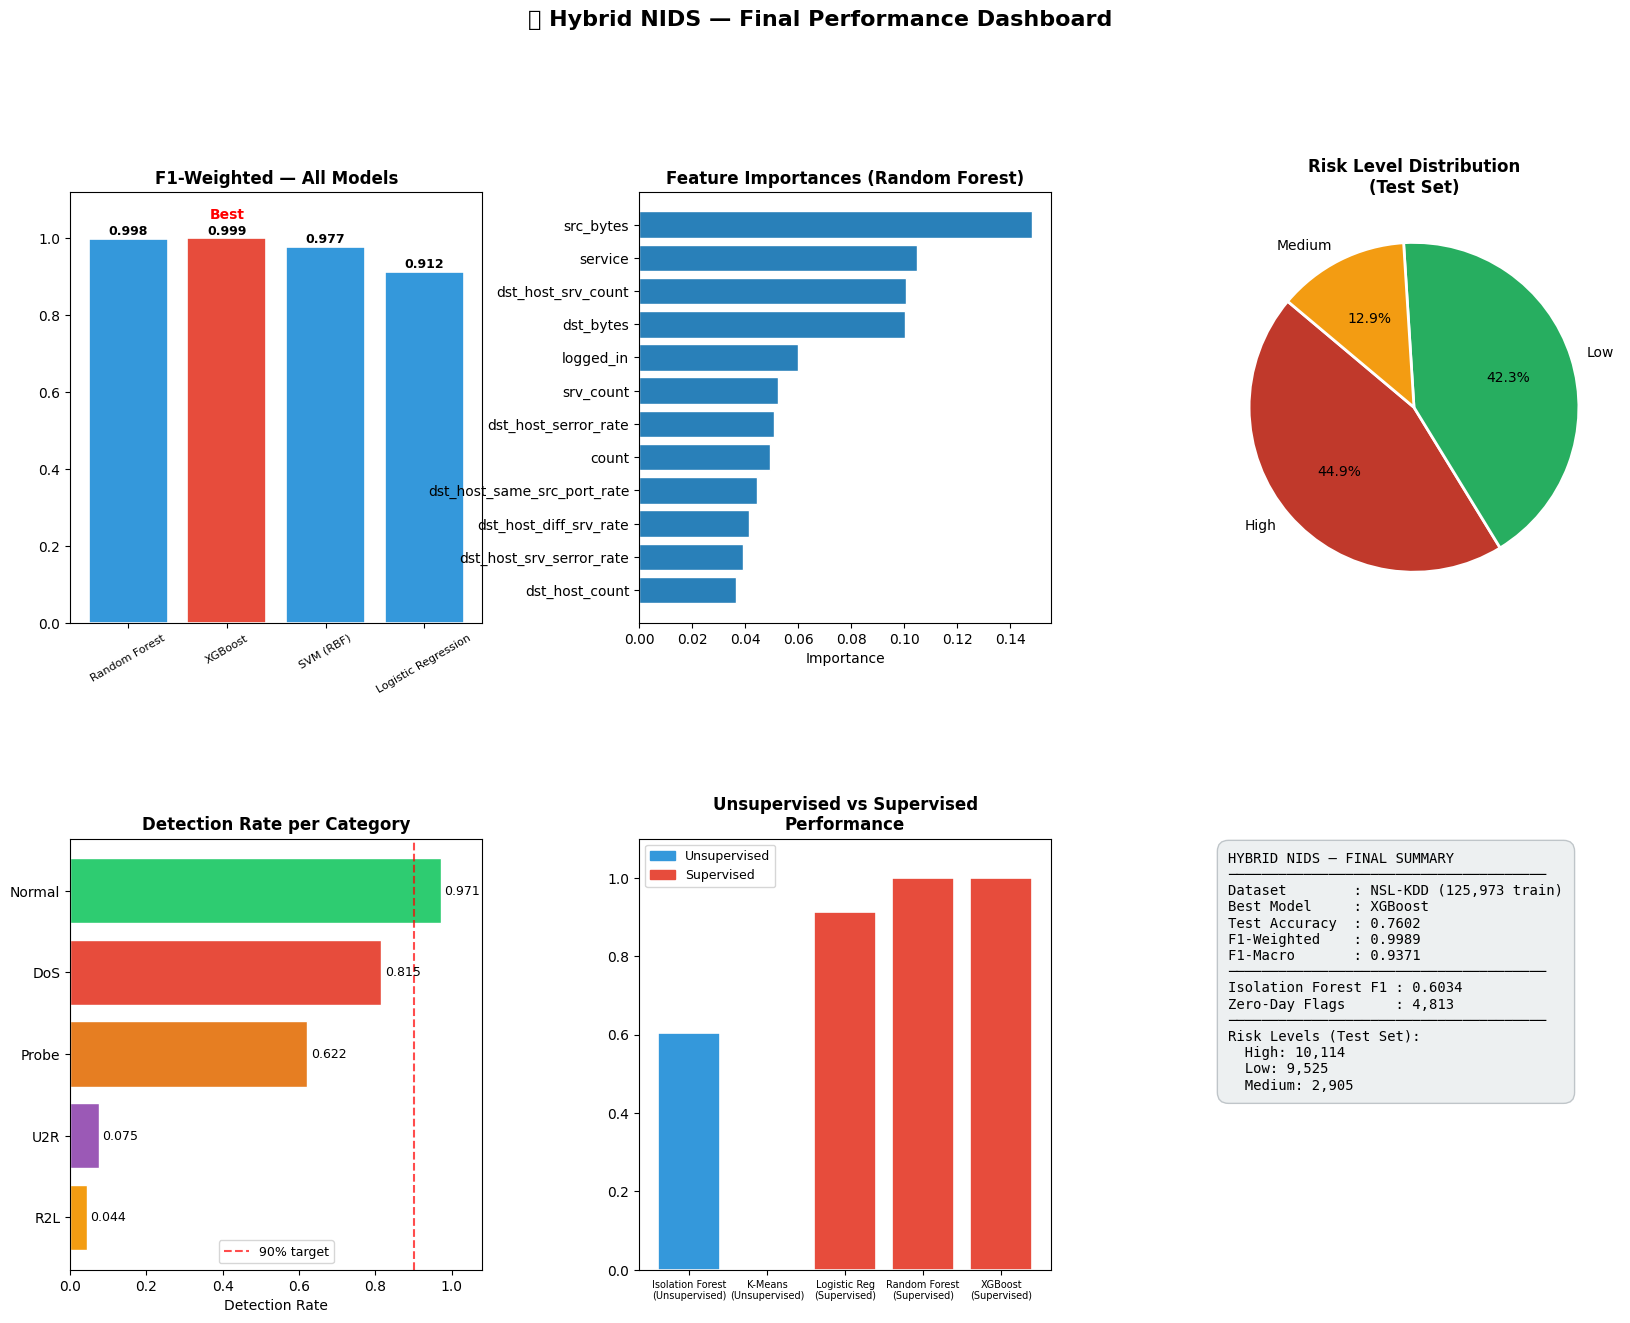
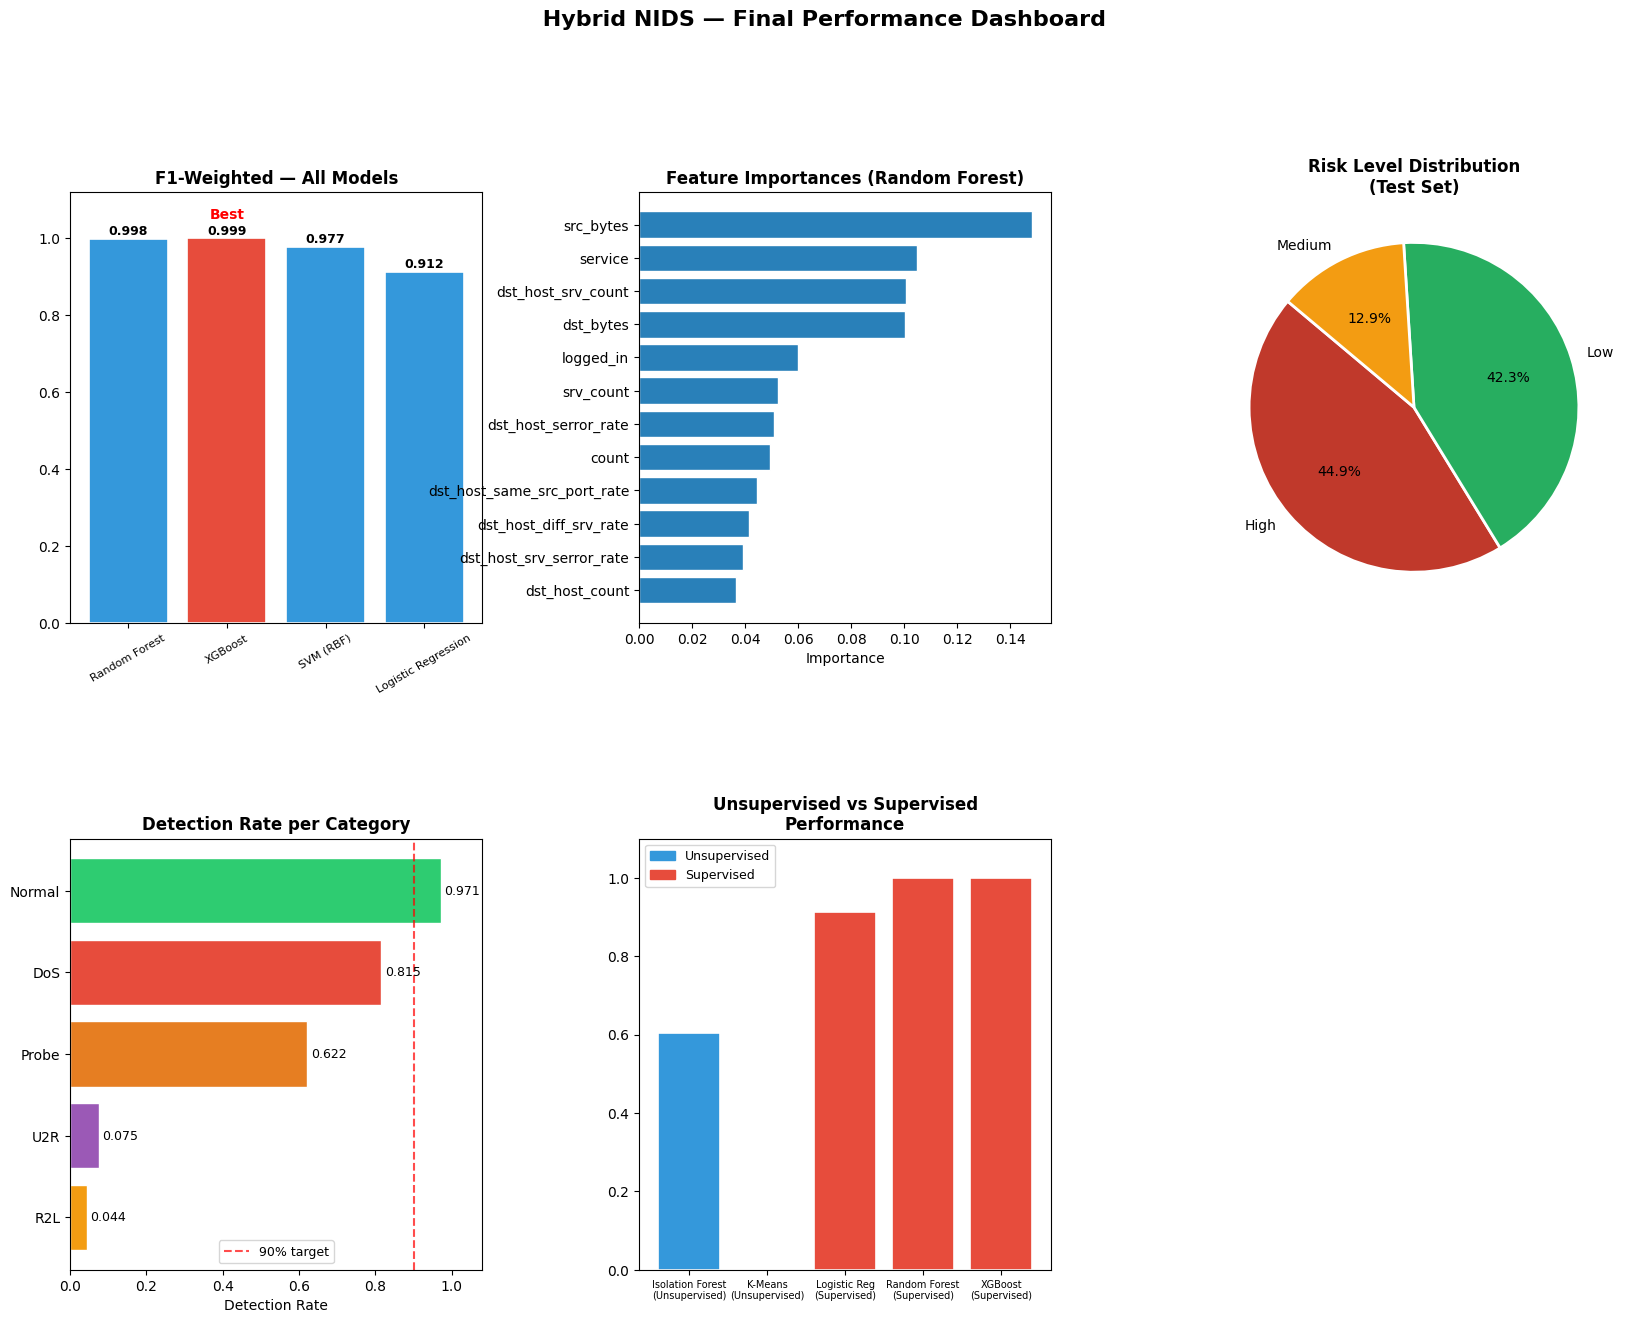
The change to this notebook cell's code, shown as a diff; its figure went from the first image to the second:
--- before
+++ after
@@ -76,25 +76,5 @@
 ax5.legend(handles=patches, fontsize=9)
 
-# 6. Summary text box
-ax6 = fig.add_subplot(gs[1, 2])
-ax6.axis('off')
-summary = (
-    f"HYBRID NIDS — FINAL SUMMARY\n"
-    f"{'─'*38}\n"
-    f"Dataset        : NSL-KDD (125,973 train)\n"
-    f"Best Model     : {BEST}\n"
-    f"Test Accuracy  : {hybrid_acc:.4f}\n"
-    f"F1-Weighted    : {results[BEST]['f1w']:.4f}\n"
-    f"F1-Macro       : {results[BEST]['f1m']:.4f}\n"
-    f"{'─'*38}\n"
-    f"Isolation Forest F1 : {iso_f1:.4f}\n"
-    f"Zero-Day Flags      : {zero_day_count:,}\n"
-    f"{'─'*38}\n"
-    f"Risk Levels (Test Set):\n"
-    + "\n".join([f"  {l}: {c:,}" for l,c in rl_vc2.items()])
-)
-ax6.text(0.05, 0.97, summary, transform=ax6.transAxes,
-         fontsize=10, verticalalignment='top', fontfamily='monospace',
-         bbox=dict(boxstyle='round,pad=0.8',facecolor='#ecf0f1',alpha=0.95,edgecolor='#bdc3c7'))
+
 
 plt.suptitle(' Hybrid NIDS — Final Performance Dashboard', fontsize=16, fontweight='bold', y=1.01)

Commit: update